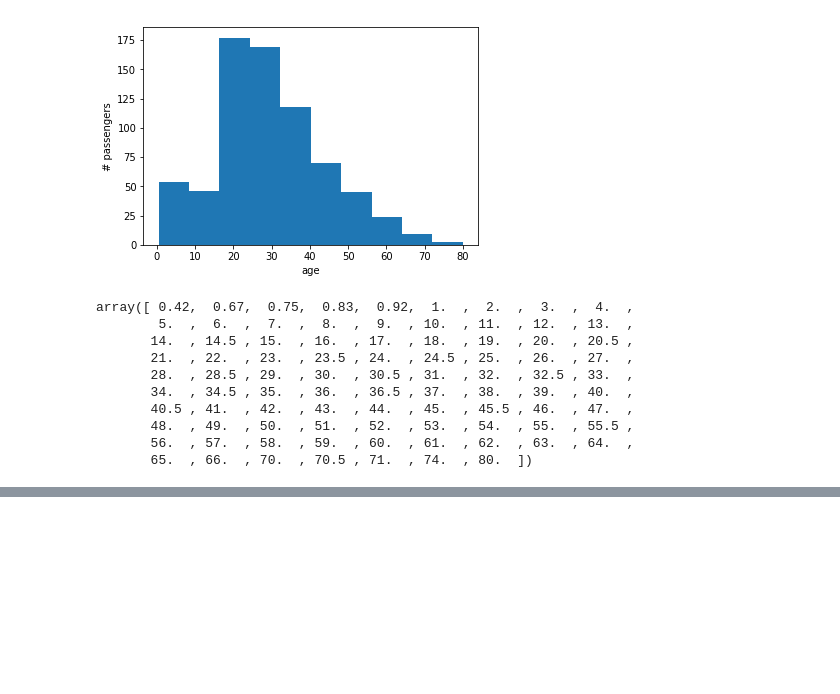
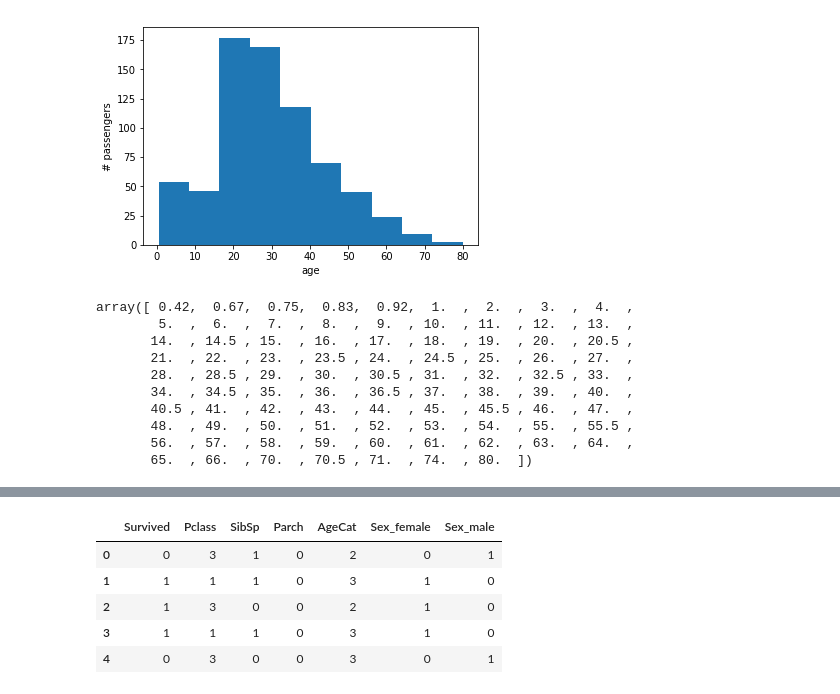
Before and after one commit to mondayn/py, a Jupyter notebook: titanic.ipynb, the cells around one changed output, grey strips where cells are left out. Cells and saved outputs as stored; diff of their text form; code cells hidden in the pictures; blank space fills up the shorter version.

```diff
--- a/titanic.ipynb
+++ b/titanic.ipynb
@@ -96,4 +125,11 @@ array([ 0.42,  0.67,  0.75,  0.83,  0.92,  1.  ,  2.  ,  3.  ,  4.  ,
 # %%
-train1 = train.drop(['Survived','Fare','PassengerId','Ticket','Name','Cabin'],axis=1)
+train1 = train.drop(['Fare','PassengerId','Ticket','Name','Cabin','Age','Embarked'],axis=1)
 train1 = pd.get_dummies(train1,columns=['Sex'])
 train1.head()
+# %% [output]
+|  | Survived | Pclass | SibSp | Parch | AgeCat | Sex_female | Sex_male |
+| 0 | 0 | 3 | 1 | 0 | 2 | 0 | 1 |
+| 1 | 1 | 1 | 1 | 0 | 3 | 1 | 0 |
+| 2 | 1 | 3 | 0 | 0 | 2 | 1 | 0 |
+| 3 | 1 | 1 | 1 | 0 | 3 | 1 | 0 |
+| 4 | 0 | 3 | 0 | 0 | 3 | 0 | 1 |
```
Also changed, not shown: parts of 6 cells of this notebook, 1 other file.
